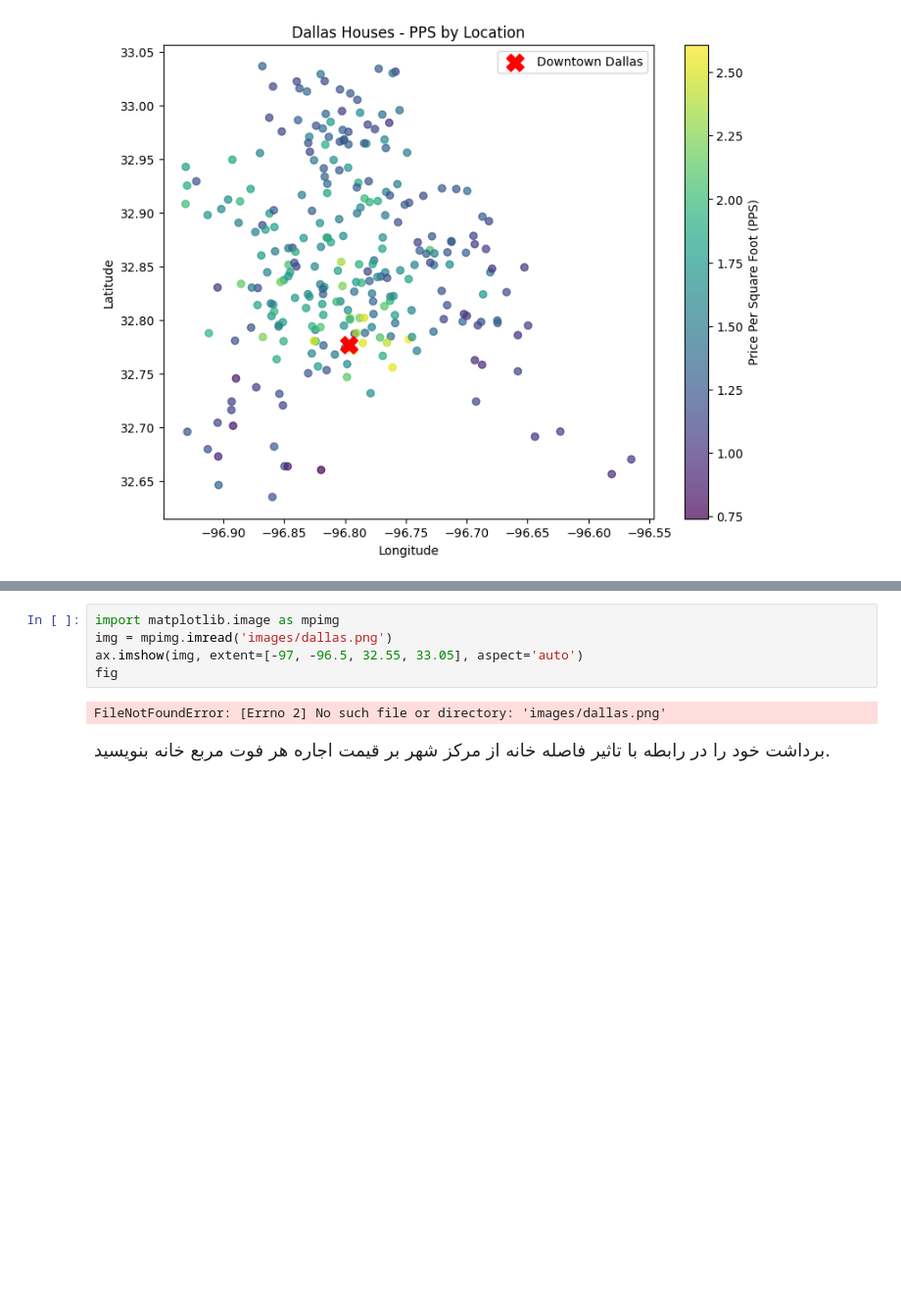
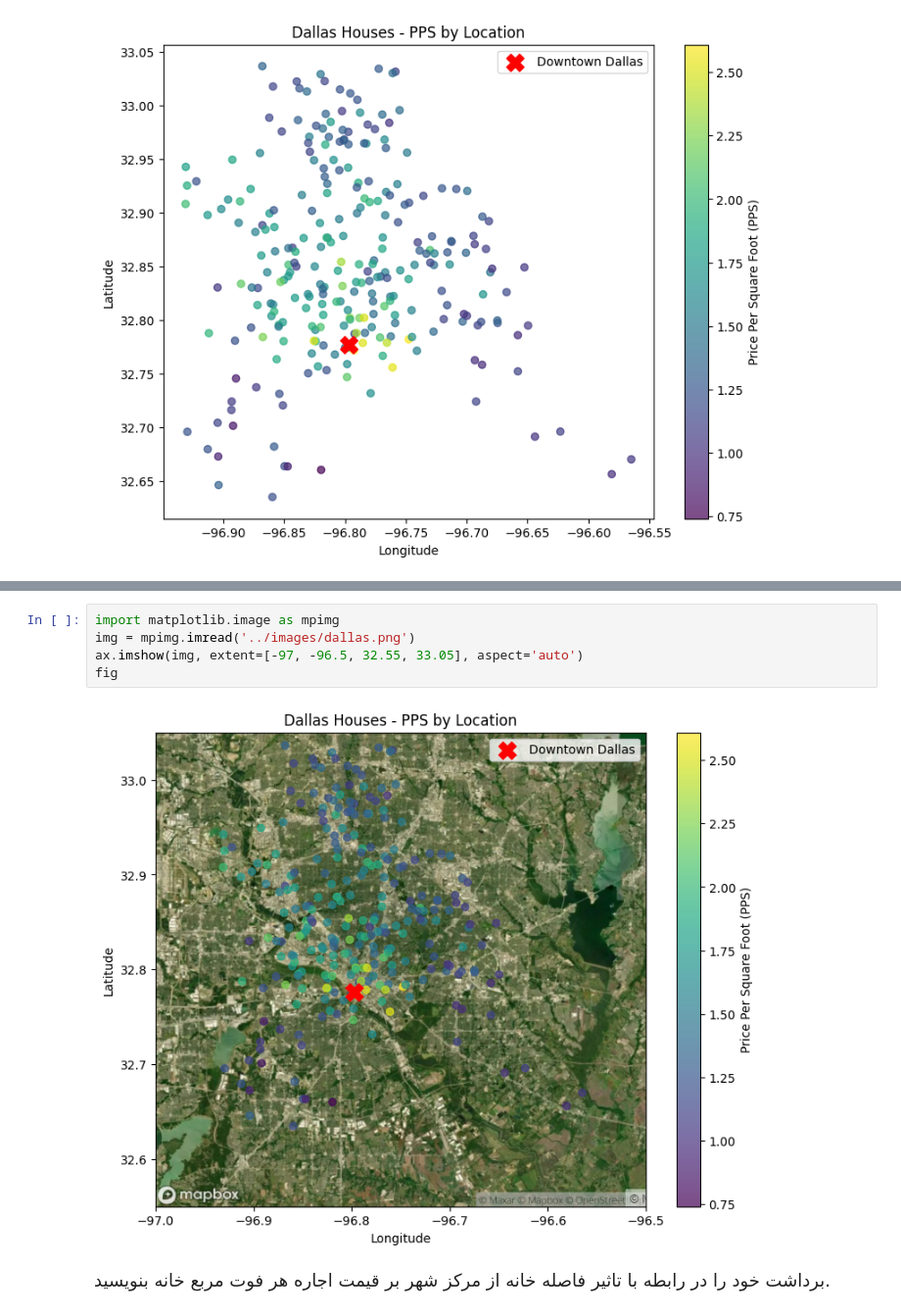
Before and after one commit to Sami-gh05/Data-Mining-projects, a Jupyter notebook: notebooks/01_apartment_rent_eda.ipynb, the cells around one changed output, grey strips where cells are left out. Shown at 98% size. Cells and saved outputs as stored; diff of their text form; blank space fills up the shorter version.

Commit message:
docs: add images

```diff
--- a/notebooks/01_apartment_rent_eda.ipynb
+++ b/notebooks/01_apartment_rent_eda.ipynb
@@ -1013,11 +1013,11 @@ plt.show()
 <p style="text-align:center;"><img src="./images/expected.png" alt="dallas_plot"></p>
 # %%
 import matplotlib.image as mpimg
-img = mpimg.imread('images/dallas.png')
+img = mpimg.imread('../images/dallas.png')
 ax.imshow(img, extent=[-97, -96.5, 32.55, 33.05], aspect='auto')
 fig
 # %% [output]
-FileNotFoundError: [Errno 2] No such file or directory: 'images/dallas.png'
+[figure, added]
 # %% [markdown]
 <div dir=rtl>
 <font face="B Nazanin" size=4>
```
Also changed, not shown: parts of 3 cells of this notebook, 3 other files.
